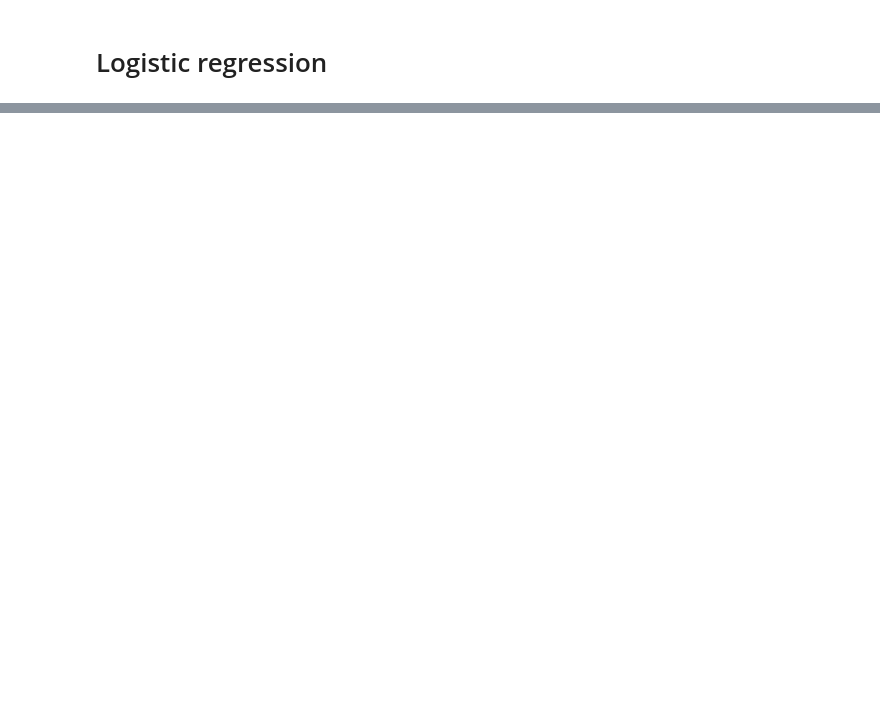
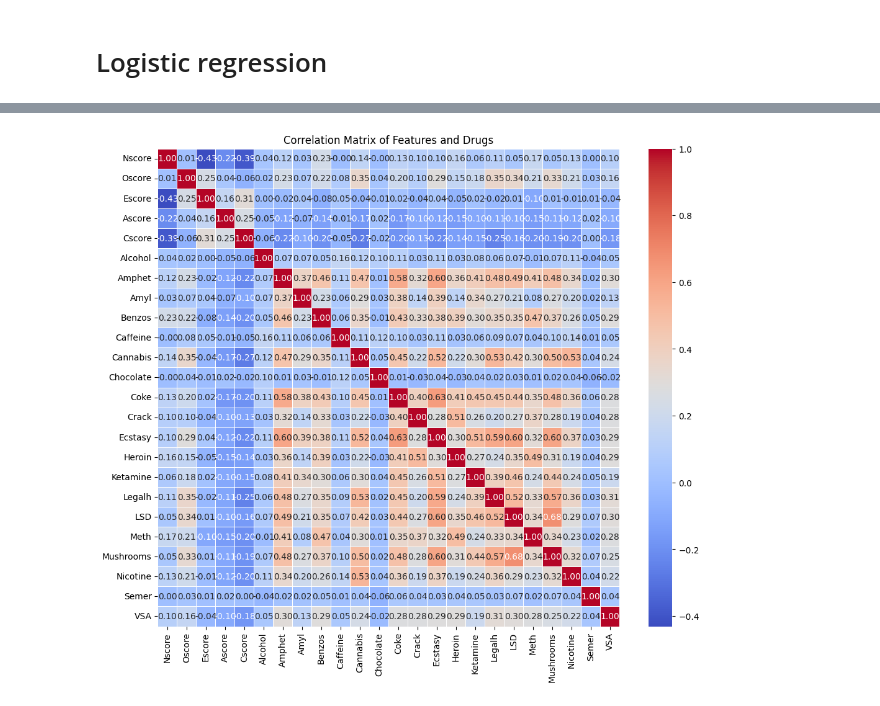
Before and after one commit to TiberioZ/Python-for-Data-Analyse, a Jupyter notebook: APP/Notebooks/train_test.Ipynb, the cells around one changed output, grey strips where cells are left out. Drawn from its saved outputs; the diff is of its cells as text; code cells hidden in the pictures; blank space fills up the shorter version.

```diff
--- a/APP/Notebooks/train_test.Ipynb
+++ b/APP/Notebooks/train_test.Ipynb
@@ -276,0 +309,20 @@ Accuracy: 0.8143
+# %%
+import seaborn as sns
+
+features = ['Nscore', 'Oscore', 'Escore', 'Ascore', 'Cscore']
+drugs = ['Alcohol', 'Amphet', 'Amyl', 'Benzos', 'Caffeine', 'Cannabis', 'Chocolate', 'Coke', 'Crack', 'Ecstasy', 'Heroin', 'Ketamine', 'Legalh', 'LSD', 'Meth', 'Mushrooms', 'Nicotine', 'Semer', 'VSA']
+
+# Extract the relevant columns from the DataFrame
+selected_columns = features + drugs
+subset_df = df[selected_columns]
+
+# Calculate the correlation matrix
+correlation_matrix = subset_df.corr()
+
+# Plot the correlation matrix using seaborn
+plt.figure(figsize=(12, 10))
+sns.heatmap(correlation_matrix, annot=True, cmap='coolwarm', fmt=".2f", linewidths=0.5)
+plt.title('Correlation Matrix of Features and Drugs')
+plt.show()
+# %% [output]
+[figure, added]
```
Also changed, not shown: parts of 28 cells of this notebook, 2 other files.
